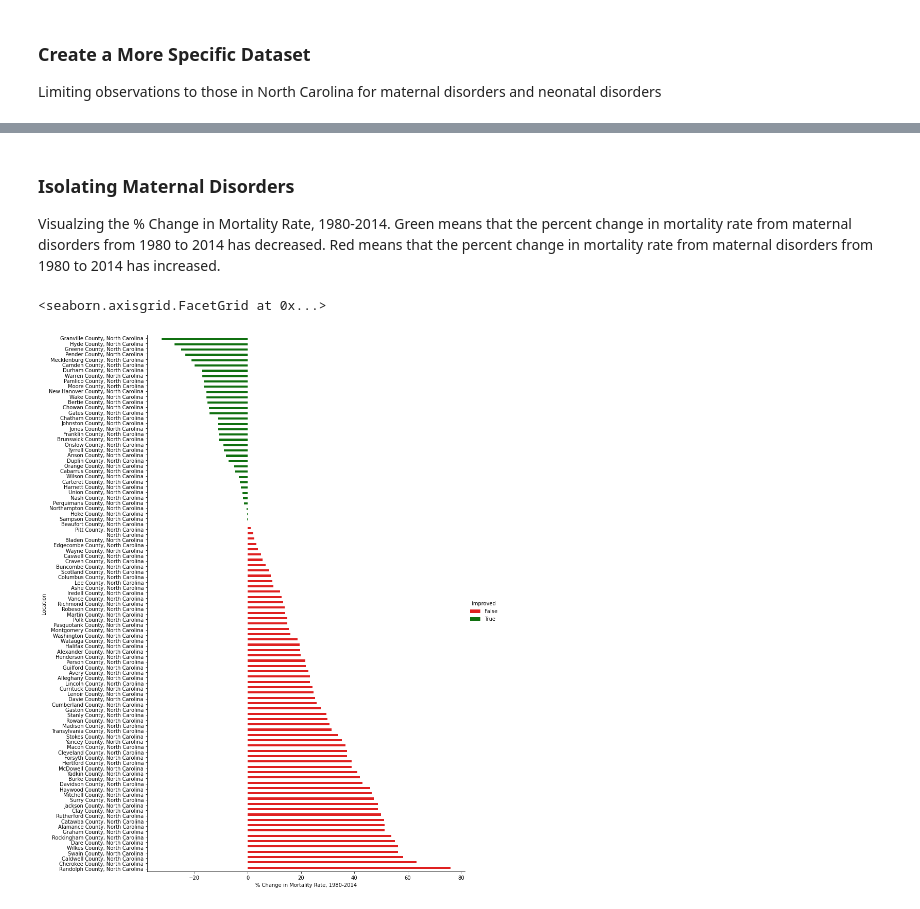
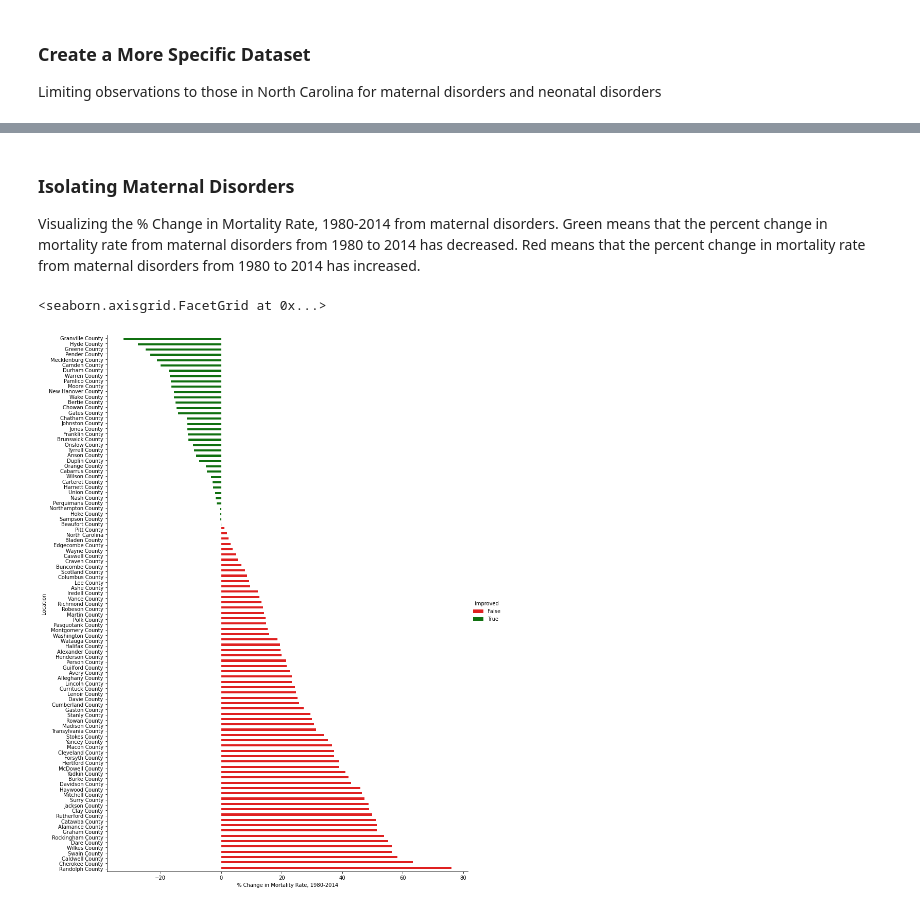
Before and after one commit to parkerfh/CS216_FinalProject, a Jupyter notebook: Yvonne's Data Wrangling/Yvonne's Data Wrangling.ipynb, the cells around one changed output, grey strips where cells are left out. Drawn from its saved outputs; the diff is of its cells as text; code cells hidden in the pictures.

```diff
--- a/Yvonne's Data Wrangling/Yvonne's Data Wrangling.ipynb
+++ b/Yvonne's Data Wrangling/Yvonne's Data Wrangling.ipynb
@@ -32,6 +32,9 @@ Limiting observations to those in North Carolina for maternal disorders and neon
 # %%
 countyMortality = countyMortality[countyMortality.Location.str.contains('North Carolina')]
 countyMortality = countyMortality[(countyMortality.Category.str.contains('Maternal disorders')) |  (countyMortality.Category.str.contains('Neonatal disorders'))]
+names = countyMortality['Location']
+names = [x if x == "North Carolina" else x.split(', ')[0] for x in names]
+countyMortality['Location'] = names
 countyMortality
 # %% [output]
 |  | Location | FIPS | Category | Mortality Rate, 1980* | Mortality Rate, 1980* (Min) | Mortality Rate, 1980* (Max) | ... |
@@ -49,19 +52,17 @@ countyMortality
 202 rows × 30 columns
 # %% [markdown]
 ### Isolating Maternal Disorders
-Visualzing the % Change in Mortality Rate, 1980-2014. Green means that the percent change in mortality rate from maternal disorders from 1980 to 2014 has decreased. Red means that the percent change in mortality rate from maternal disorders from 1980 to 2014 has increased.
+Visualizing the % Change in Mortality Rate, 1980-2014 from maternal disorders. Green means that the percent change in mortality rate from maternal disorders from 1980 to 2014 has decreased. Red means that the percent change in mortality rate from maternal disorders from 1980 to 2014 has increased.
 # %%
 import seaborn as sns
 
 maternalChange = countyMortality[countyMortality['Category'] == "Maternal disorders"]
 maternalChange = maternalChange.sort_values('% Change in Mortality Rate, 1980-2014')
-names = maternalChange['Location']
-names = [x if x == "North Carolina" else x.split(', ')[0] for x in names]
 maternalChange['improved'] = maternalChange['% Change in Mortality Rate, 1980-2014'] < 0
 sns.catplot(y="Location", x = "% Change in Mortality Rate, 1980-2014",
            kind = "bar", data = maternalChange,
-            color = 'grey', height=15, aspect=11.7/15, hue="improved",
+            height=15, aspect=11.7/15, hue="improved",
            palette=sns.color_palette(['red', 'green']))
 # %% [output]
 <seaborn.axisgrid.FacetGrid at 0x...>
-[figure, old version]
+[figure, new version]
```
Also changed, not shown: parts of 27 cells of this notebook.
